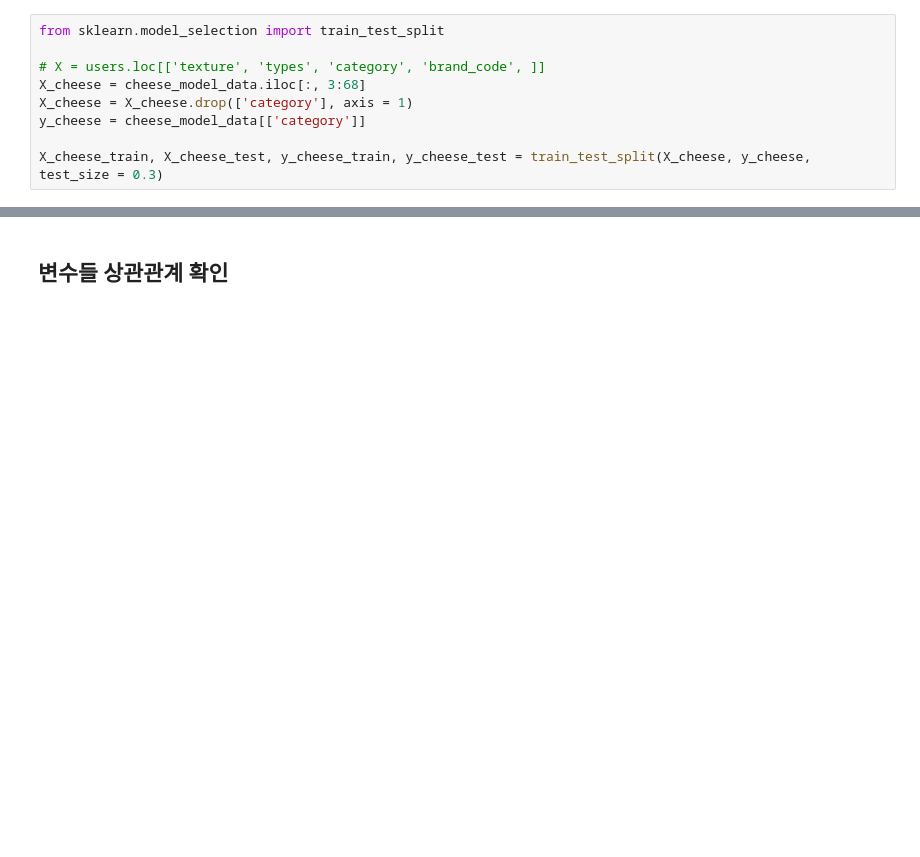
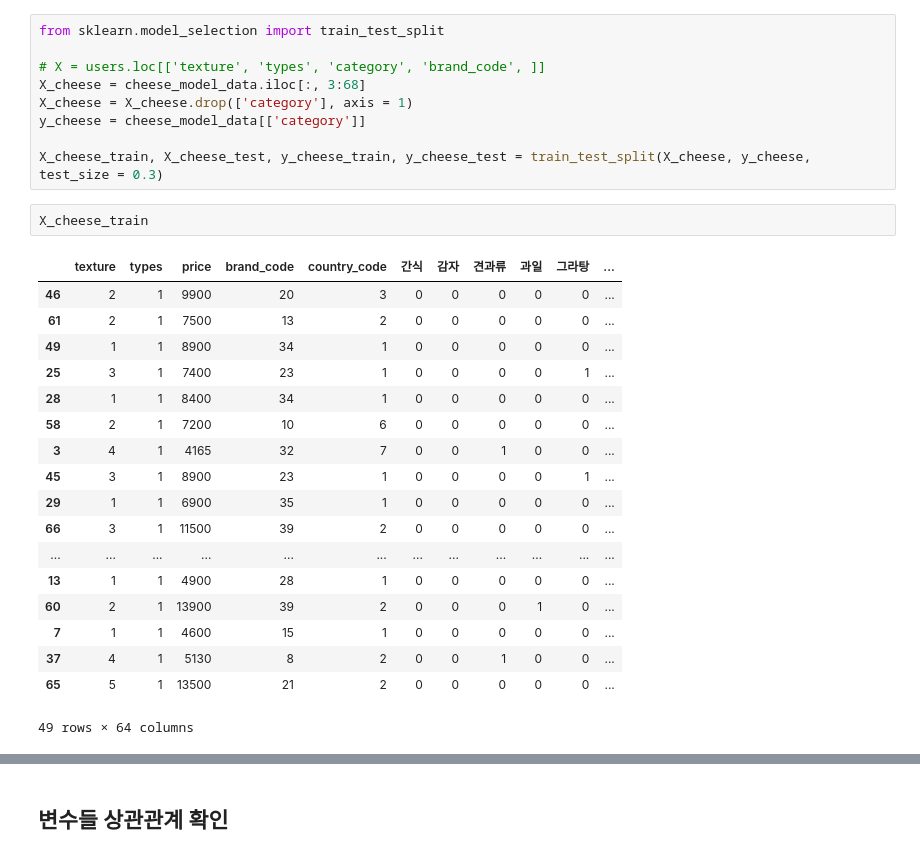
Before and after one commit to soominok/cheese-ai, a Jupyter notebook: com_cheese_api/tf-cheese-modeling.ipynb, the cells around one changed output, grey strips where cells are left out. Saved outputs shown, nothing was run; the diff lists cells and outputs as text; blank space fills up the shorter version.

```diff
--- a/com_cheese_api/tf-cheese-modeling.ipynb
+++ b/com_cheese_api/tf-cheese-modeling.ipynb
@@ -67,3 +67,24 @@ X_cheese = X_cheese.drop(['category'], axis = 1)
 y_cheese = cheese_model_data[['category']]
 
 X_cheese_train, X_cheese_test, y_cheese_train, y_cheese_test = train_test_split(X_cheese, y_cheese, test_size = 0.3)
+# %%
+X_cheese_train
+# %% [output]
+|  | texture | types | price | brand_code | country_code | 간식 | 감자 | 견과류 | 과일 | 그라탕 | ... |
+| 46 | 2 | 1 | 9900 | 20 | 3 | 0 | 0 | 0 | 0 | 0 | ... |
+| 61 | 2 | 1 | 7500 | 13 | 2 | 0 | 0 | 0 | 0 | 0 | ... |
+| 49 | 1 | 1 | 8900 | 34 | 1 | 0 | 0 | 0 | 0 | 0 | ... |
+| 25 | 3 | 1 | 7400 | 23 | 1 | 0 | 0 | 0 | 0 | 1 | ... |
+| 28 | 1 | 1 | 8400 | 34 | 1 | 0 | 0 | 0 | 0 | 0 | ... |
+| 58 | 2 | 1 | 7200 | 10 | 6 | 0 | 0 | 0 | 0 | 0 | ... |
+| 3 | 4 | 1 | 4165 | 32 | 7 | 0 | 0 | 1 | 0 | 0 | ... |
+| 45 | 3 | 1 | 8900 | 23 | 1 | 0 | 0 | 0 | 0 | 1 | ... |
+| 29 | 1 | 1 | 6900 | 35 | 1 | 0 | 0 | 0 | 0 | 0 | ... |
+| 66 | 3 | 1 | 11500 | 39 | 2 | 0 | 0 | 0 | 0 | 0 | ... |
+| ... | ... | ... | ... | ... | ... | ... | ... | ... | ... | ... | ... |
+| 13 | 1 | 1 | 4900 | 28 | 1 | 0 | 0 | 0 | 0 | 0 | ... |
+| 60 | 2 | 1 | 13900 | 39 | 2 | 0 | 0 | 0 | 1 | 0 | ... |
+| 7 | 1 | 1 | 4600 | 15 | 1 | 0 | 0 | 0 | 0 | 0 | ... |
+| 37 | 4 | 1 | 5130 | 8 | 2 | 0 | 0 | 1 | 0 | 0 | ... |
+| 65 | 5 | 1 | 13500 | 21 | 2 | 0 | 0 | 0 | 0 | 0 | ... |
+49 rows × 64 columns
```
Also changed, not shown: parts of 19 cells of this notebook, 1 other file.
